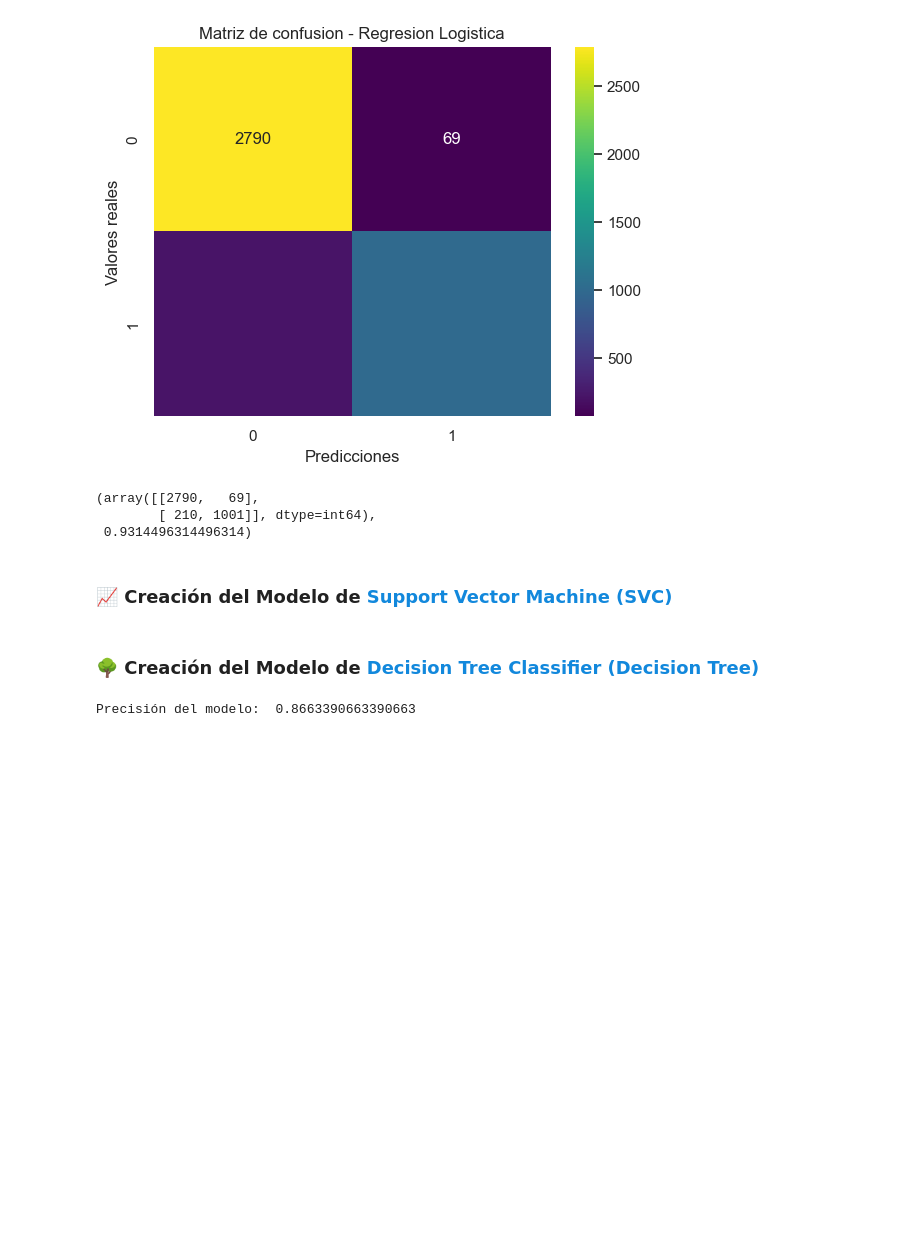
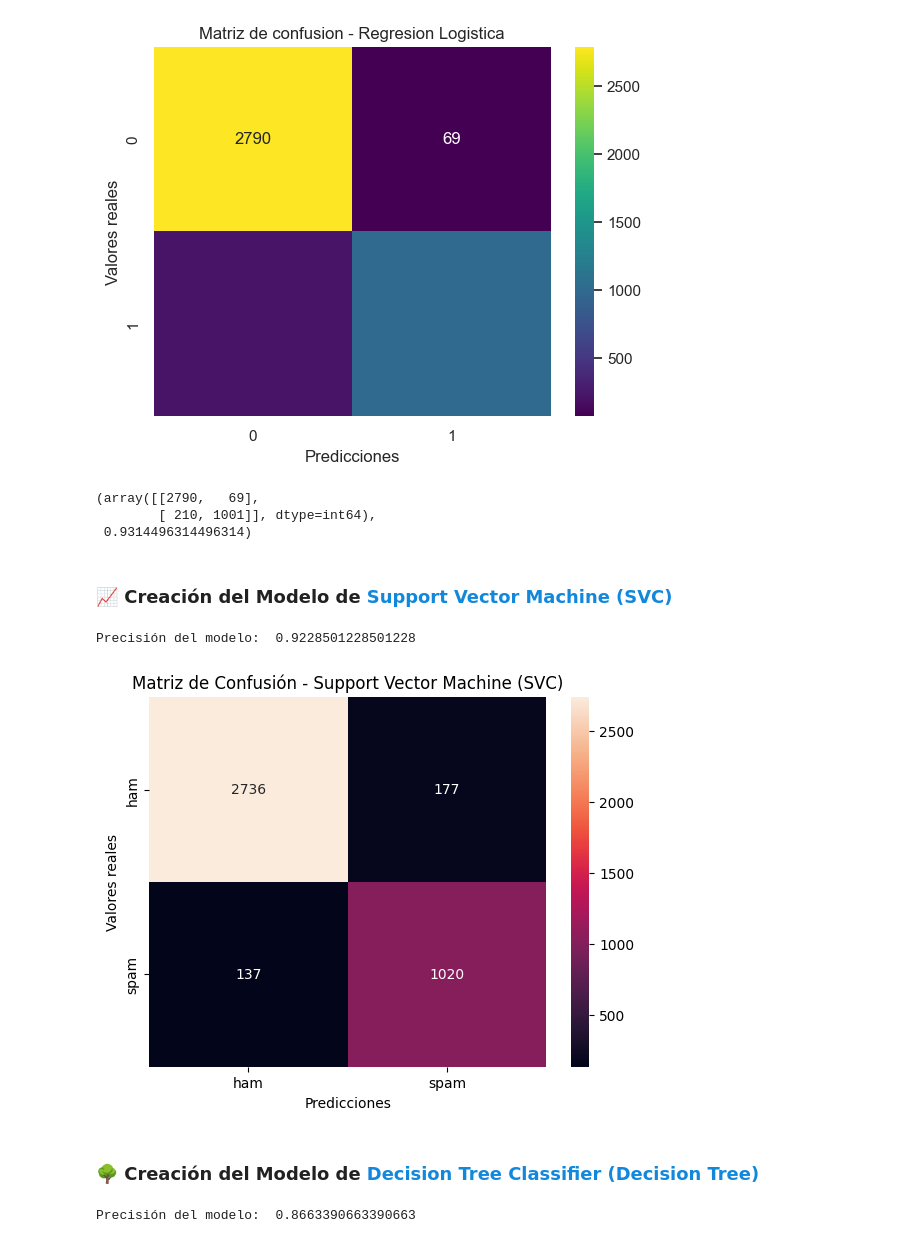
Before and after one commit to CarlosCastanon2099/Inteligencia-Artificial, a Jupyter notebook: Practicas/Practica-08/practica_08.ipynb, the cells around one changed output. Cells and saved outputs as stored; diff of their text form; code cells hidden in the pictures; blank space fills up the shorter version.

Commit message:
Se agrego el modelo SVC

```diff
--- a/Practicas/Practica-08/practica_08.ipynb
+++ b/Practicas/Practica-08/practica_08.ipynb
@@ -459,3 +453,40 @@ Precision:  0.9314496314496314
+# %%
+from sklearn.svm import SVC
+from sklearn.metrics import accuracy_score, confusion_matrix
+
+svc_model = SVC(kernel='sigmoid', gamma=0.5, class_weight='balanced')
+
+# Vectorizar en vectores TF-IDF
+tfidfTransformer = TfidfTransformer()
+X_train_tfidf = tfidfTransformer.fit_transform(X_train)
+X_test_tfidf = tfidfTransformer.transform(X_test)
+
+# Entrenamos el modelo
+svc_model.fit(X_train_tfidf, y_train)
+
+# Realizar predicciones
+y_pred = svc_model.predict(X_test_tfidf)
+
+# Obtener la precisión
+accuracy = accuracy_score(y_test, y_pred)
+print('Precisión del modelo: ', accuracy)
+
+# Obtener la matriz de confusión
+matrix = confusion_matrix(y_test, y_pred)
+
+# Usar seaborn heatmap para visualizar la matriz de confusión
+sns.heatmap(matrix,
+            annot=True, fmt='d', cmap='rocket',
+            xticklabels=svc_model.classes_,
+            yticklabels=svc_model.classes_)
+
+plt.xlabel('Predicciones')
+plt.ylabel('Valores reales')
+plt.title('Matriz de Confusión - Support Vector Machine (SVC)')
+plt.show()
+# %% [output]
+Precisión del modelo:  0.9228501228501228
+[figure, added]
 # %% [markdown]
 ### 🌳 **Creación del Modelo de <span style="color:#1288DC">Decision Tree Classifier (Decision Tree)</span>**
 # %%
```
Also changed, not shown: parts of 2 cells of this notebook.
